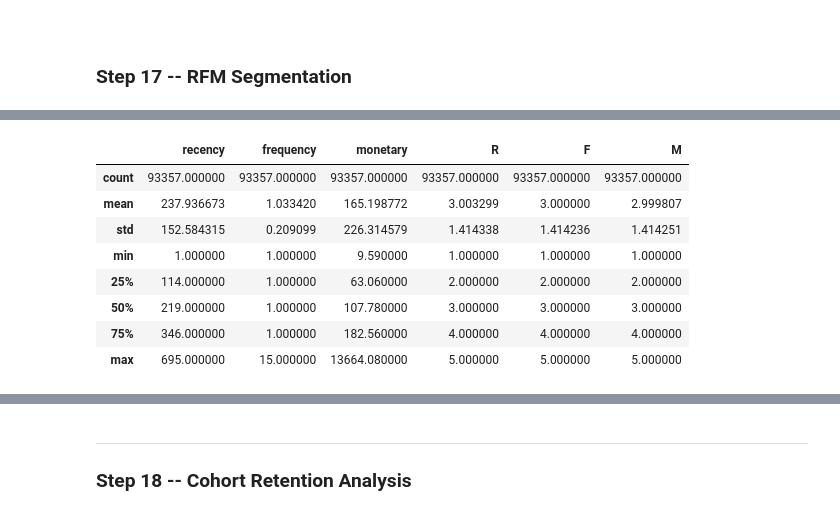
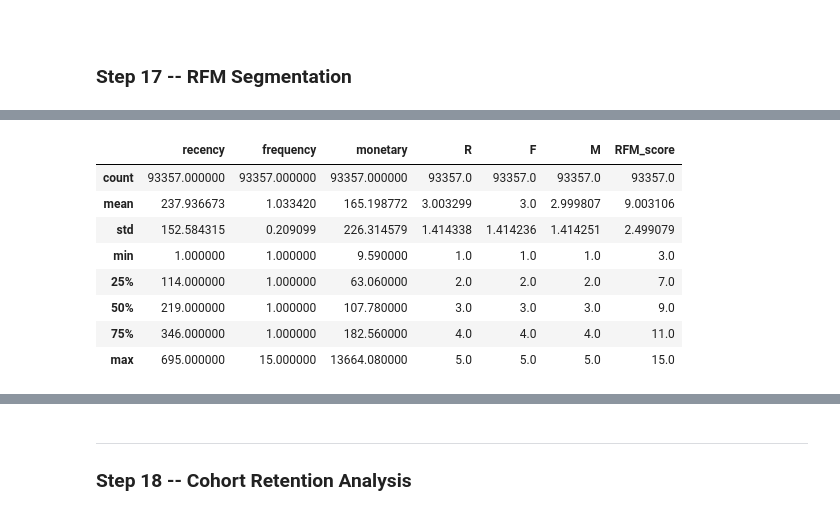
Before and after one commit to tommyalba/data_analysis_project-dicoding, a Jupyter notebook: notebook.ipynb, the cells around one changed output, grey strips where cells are left out. Saved outputs shown, nothing was run; the diff lists cells and outputs as text; code cells hidden in the pictures.

Commit message:
Edit files, and build the  and  modules.

```diff
--- a/notebook.ipynb
+++ b/notebook.ipynb
@@ -1699,53 +1699,30 @@ not a temporary product issue, and it affects every cohort uniformly.
 
 ### Step 17 -- RFM Segmentation
 # %%
-snapshot_date = delivered_df['order_purchase_timestamp'].max() + pd.Timedelta(days=1)
+from src.rfm import RFMAnalyzer
 
-# Deduplicate to order level for frequency/monetary
-order_level = (
-    delivered_df
-    .drop_duplicates(subset='order_id')
-    [['order_id', 'customer_unique_id',
-      'order_purchase_timestamp', 'payment_total_value']]
+# Build entity-level RFM metrics + ordinal scores via the reusable module.
+#   order_col   -> deduplicates to one row per order before aggregation
+#   snapshot    -> defaults to max purchase timestamp + 1 day
+#   frequency   -> nunique(order_id); heavy ties fall back to rank-binning
+rfm_analyzer = RFMAnalyzer(
+    delivered_df,
+    entity_col="customer_unique_id",
+    time_col="order_purchase_timestamp",
+    value_col="payment_total_value",
+    order_col="order_id",
+    quantiles=5,
 )
 
-rfm = (
-    order_level
-    .groupby('customer_unique_id', as_index=False)
-    .agg(
-        recency  =('order_purchase_timestamp',
-                   lambda x: (snapshot_date - x.max()).days),
-        frequency=('order_id',            'nunique'),
-        monetary =('payment_total_value', 'sum'),
-    )
-)
-
-rfm['R'] = pd.qcut(rfm['recency'], 5, labels=[5, 4, 3, 2, 1]).astype(int)
-rfm['F'] = pd.qcut(rfm['frequency'].rank(method='first'), 5, labels=[1, 2, 3, 4, 5]).astype(int)
-rfm['M'] = pd.qcut(rfm['monetary'], 5, labels=[1, 2, 3, 4, 5]).astype(int)
-rfm['RFM_score'] = rfm['R'].astype(str) + rfm['F'].astype(str) + rfm['M'].astype(str)
-
-def rfm_segment(row):
-    r, f, m = row['R'], row['F'], row['M']
-    if r >= 4 and f >= 4 and m >= 4:   return 'Champions'
-    elif r >= 3 and f >= 3:            return 'Loyal Customers'
-    elif r >= 4 and f <= 2:            return 'Recent Customers'
-    elif r <= 2 and f >= 3:            return 'At Risk'
-    elif r <= 2 and f <= 2 and m >= 3: return 'Cant Lose Them'
-    elif r <= 1:                       return 'Lost'
-    else:                              return 'Potential Loyalists'
-
-rfm['segment'] = rfm.apply(rfm_segment, axis=1)
+# scores + named 'segment' column; reset_index restores customer_unique_id
+# as a regular column for downstream groupbys and the parquet export.
+rfm = rfm_analyzer.segment().reset_index()
 
 print('RFM shape:', rfm.shape)
 print('\nSegment distribution:')
 print(rfm['segment'].value_counts())
 print('\nRFM summary by segment:')
-print(
-    rfm.groupby('segment')[['recency','frequency','monetary']]
-    .mean().round(1)
-    .sort_values('monetary', ascending=False)
-)
+print(rfm_analyzer.summary_by_segment().round(1))
 print()
 rfm.describe()
 # %% [output]
@@ -1769,12 +1746,12 @@ Lost                   474.7        1.0      55.3
-|  | recency | frequency | monetary | R | F | M |
-| count | 93357.000000 | 93357.000000 | 93357.000000 | 93357.000000 | 93357.000000 | 93357.000000 |
-| mean | 237.936673 | 1.033420 | 165.198772 | 3.003299 | 3.000000 | 2.999807 |
-| std | 152.584315 | 0.209099 | 226.314579 | 1.414338 | 1.414236 | 1.414251 |
-| min | 1.000000 | 1.000000 | 9.590000 | 1.000000 | 1.000000 | 1.000000 |
-| 25% | 114.000000 | 1.000000 | 63.060000 | 2.000000 | 2.000000 | 2.000000 |
-| 50% | 219.000000 | 1.000000 | 107.780000 | 3.000000 | 3.000000 | 3.000000 |
-| 75% | 346.000000 | 1.000000 | 182.560000 | 4.000000 | 4.000000 | 4.000000 |
-| max | 695.000000 | 15.000000 | 13664.080000 | 5.000000 | 5.000000 | 5.000000 |
+|  | recency | frequency | monetary | R | F | M | RFM_score |
+| count | 93357.000000 | 93357.000000 | 93357.000000 | 93357.0 | 93357.0 | 93357.0 | 93357.0 |
+| mean | 237.936673 | 1.033420 | 165.198772 | 3.003299 | 3.0 | 2.999807 | 9.003106 |
+| std | 152.584315 | 0.209099 | 226.314579 | 1.414338 | 1.414236 | 1.414251 | 2.499079 |
+| min | 1.000000 | 1.000000 | 9.590000 | 1.0 | 1.0 | 1.0 | 3.0 |
+| 25% | 114.000000 | 1.000000 | 63.060000 | 2.0 | 2.0 | 2.0 | 7.0 |
+| 50% | 219.000000 | 1.000000 | 107.780000 | 3.0 | 3.0 | 3.0 | 9.0 |
+| 75% | 346.000000 | 1.000000 | 182.560000 | 4.0 | 4.0 | 4.0 | 11.0 |
+| max | 695.000000 | 15.000000 | 13664.080000 | 5.0 | 5.0 | 5.0 | 15.0 |
 # %%
 rfm.head()
 # %% [output]
```
Also changed, not shown: parts of 10 cells of this notebook, 3 other files.
